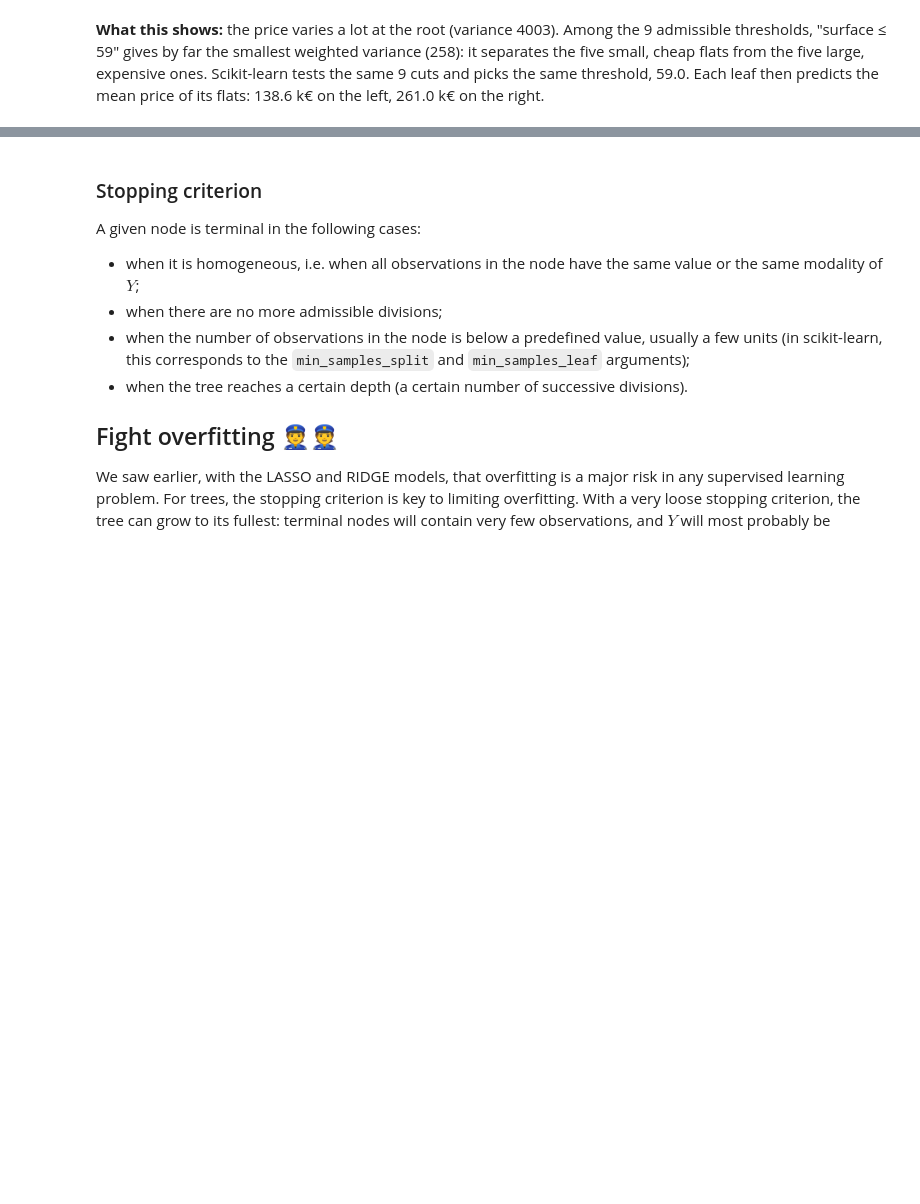
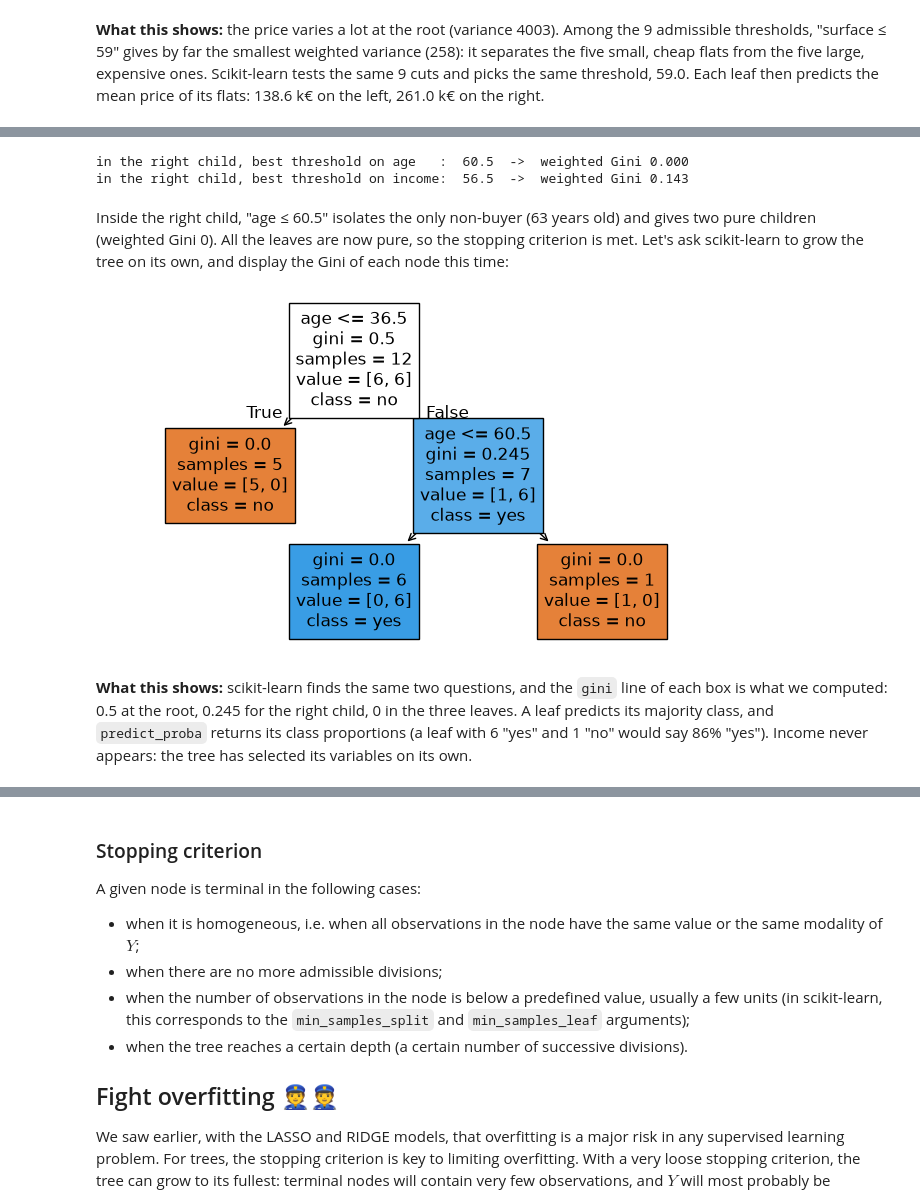
Before and after one commit to sbendimerad/sbendimerad.github.io, a Jupyter notebook: courses/ml/05-trees-and-forests/downloads/lesson-decision-trees.ipynb, the cells around one changed output, grey strips where cells are left out. Cells and saved outputs as stored; diff of their text form; code cells hidden in the pictures; blank space fills up the shorter version.

```diff
--- a/courses/ml/05-trees-and-forests/downloads/lesson-decision-trees.ipynb
+++ b/courses/ml/05-trees-and-forests/downloads/lesson-decision-trees.ipynb
@@ -211,0 +288,29 @@ print(export_text(stump, feature_names=["age", "income"], show_weights=True))
+# %%
+right_node = shop[shop.age > 36.5]
+for column in ["age", "income"]:
+    curve = scan(right_node, column)
+    print(f"in the right child, best threshold on {column:<6}: {curve.idxmin():>5}  ->  weighted Gini {curve.min():.3f}")
+
+fig = go.Figure()
+for label, color in [("no", "#E4572E"), ("yes", "#3B47C4")]:
+    part = shop[shop.bought == label]
+    fig.add_trace(go.Scatter(x=part.age, y=part.income, mode="markers", name=f"bought = {label}",
+                             marker=dict(color=color, size=12)))
+fig.add_vline(x=36.5, line_width=3, annotation_text="split 1: age ≤ 36.5")
+fig.add_vline(x=60.5, line_dash="dash", annotation_text="split 2: age ≤ 60.5", annotation_position="bottom left")
+fig.update_layout(title="Two questions, three pure leaves", xaxis_title="age", yaxis_title="income (k€)", height=380)
+fig.show()
+# %% [output]
+in the right child, best threshold on age   :  60.5  ->  weighted Gini 0.000
+in the right child, best threshold on income:  56.5  ->  weighted Gini 0.143
+# %% [markdown]
+Inside the right child, "age ≤ 60.5" isolates the only non-buyer (63 years old) and gives two pure children (weighted Gini 0). All the leaves are now pure, so the stopping criterion is met. Let's ask scikit-learn to grow the tree on its own, and display the Gini of each node this time:
+# %%
+shop_tree = DecisionTreeClassifier(random_state=0).fit(shop[["age", "income"]], shop["bought"])
+fig, ax = plt.subplots(figsize=(8, 4.5))
+plot_tree(shop_tree, feature_names=["age", "income"], class_names=list(shop_tree.classes_), filled=True, ax=ax)
+plt.show()
+# %% [output]
+[figure, added]
+# %% [markdown]
+**What this shows:** scikit-learn finds the same two questions, and the `gini` line of each box is what we computed: 0.5 at the root, 0.245 for the right child, 0 in the three leaves. A leaf predicts its majority class, and `predict_proba` returns its class proportions (a leaf with 6 "yes" and 1 "no" would say 86% "yes"). Income never appears: the tree has selected its variables on its own.
```
Also changed, not shown: parts of 20 cells of this notebook, 29 other files.
